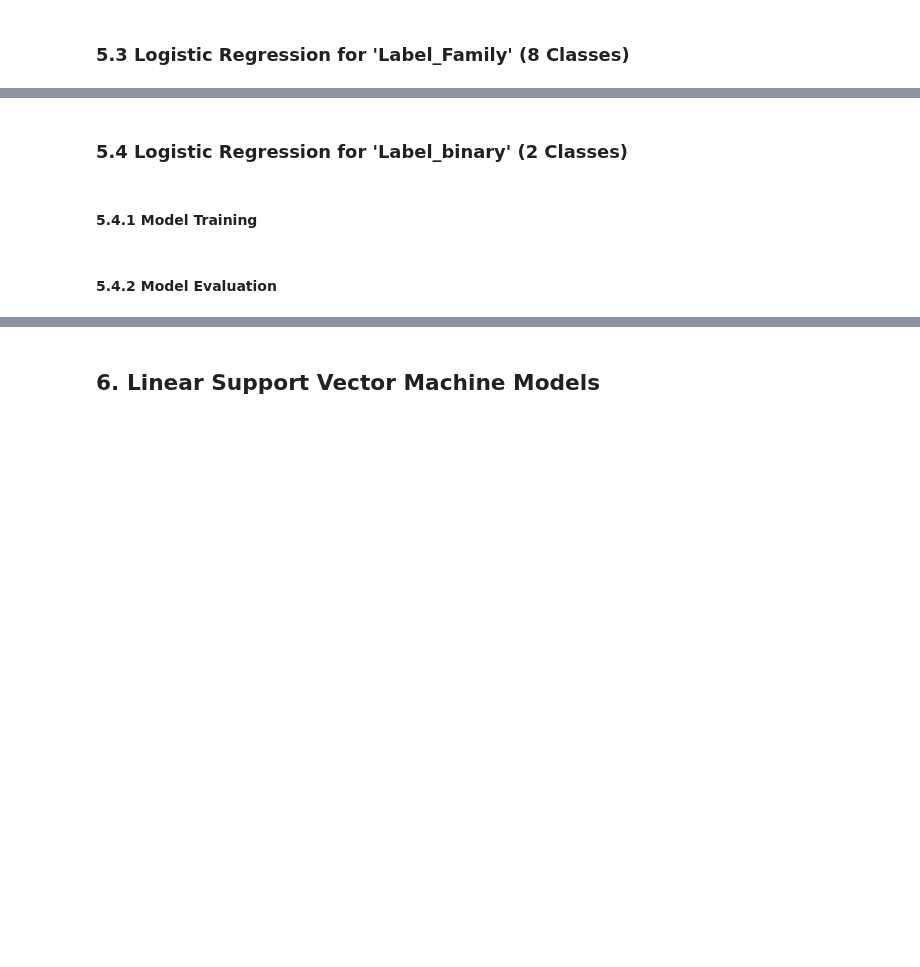
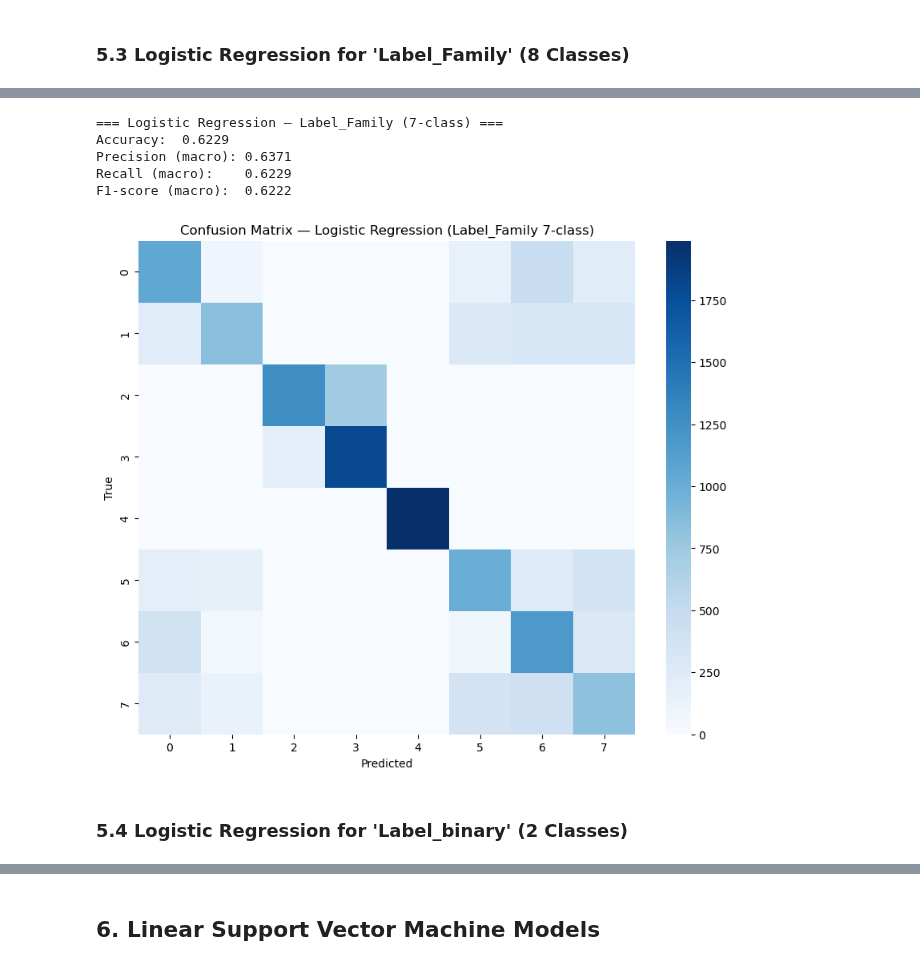
Before and after one commit to gw-00/Cybersecurity_Capstone, a Jupyter notebook: Code_Library/Linear_Modeling.ipynb, the cells around one changed output, grey strips where cells are left out. Cells and saved outputs as stored; diff of their text form; code cells hidden in the pictures; blank space fills up the shorter version.

```diff
--- a/Code_Library/Linear_Modeling.ipynb
+++ b/Code_Library/Linear_Modeling.ipynb
@@ -156,2 +455,21 @@ shape: (34, 2)
 # %% [markdown]
 ### 4.4 Train/Test Split & Pipeline for 'Label_Family' (8 Classes)
+# %%
+# Feature matrix (drop all target columns)
+X_family = family_subsample.drop([TARGET_LABEL, TARGET_FAMILY, TARGET_BINARY]).to_pandas()
+
+# Target vector for Label_Family
+y_family = family_subsample[TARGET_FAMILY].to_pandas()
+
+# Perform stratified train/test split
+X_train_family, X_test_family, y_train_family, y_test_family = train_test_split(
+    X_family,
+    y_family,
+    test_size=0.2,          # 80/20 split
+    stratify=y_family,
+    random_state=RANDOM_SEED
+)
+
+print("Label_Family train:", X_train_family.shape, "Label_Family test:", X_test_family.shape)
+print("Label_Family y-train class distribution:\n", y_train_family.value_counts().sort_index())
+print("Label_Family y-test class distribution:\n", y_test_family.value_counts().sort_index())
@@ -176,6 +613,50 @@ shape: (34, 2)
+# %%
+# Build pipeline
+logreg_family_pipeline = Pipeline(
+    steps=[
+        ("preprocessor", preprocessor),
+        ("model", LogisticRegression(
+            multi_class="multinomial",
+            solver="lbfgs",
+            max_iter=500,
+            n_jobs=-1
+        ))
+    ]
+)
+
+# Fit
+logreg_family_pipeline.fit(X_train_family, y_train_family)
+
+# Predict
+family_pred = logreg_family_pipeline.predict(X_test_family)
+
+# Metrics
+family_accuracy = accuracy_score(y_test_family, family_pred)
+family_precision = precision_score(y_test_family, family_pred, average="macro", zero_division=0)
+family_recall = recall_score(y_test_family, family_pred, average="macro", zero_division=0)
+family_f1 = f1_score(y_test_family, family_pred, average="macro", zero_division=0)
+
+print("=== Logistic Regression — Label_Family (7-class) ===")
+print(f"Accuracy:  {family_accuracy:.4f}")
+print(f"Precision (macro): {family_precision:.4f}")
+print(f"Recall (macro):    {family_recall:.4f}")
+print(f"F1-score (macro):  {family_f1:.4f}")
+
+# Confusion Matrix
+cm_family = confusion_matrix(y_test_family, family_pred, labels=logreg_family_pipeline.classes_)
+
+plt.figure(figsize=(10, 8))
+sns.heatmap(cm_family, annot=False, cmap="Blues")
+plt.title("Confusion Matrix — Logistic Regression (Label_Family 7-class)")
+plt.xlabel("Predicted")
+plt.ylabel("True")
+plt.show()
+# %% [output]
+=== Logistic Regression — Label_Family (7-class) ===
+Accuracy:  0.6229
+Precision (macro): 0.6371
+Recall (macro):    0.6229
+F1-score (macro):  0.6222
+[figure, added]
 # %% [markdown]
 ### 5.4 Logistic Regression for 'Label_binary' (2 Classes)
-# %% [markdown]
-#### 5.4.1 Model Training
-# %% [markdown]
-#### 5.4.2 Model Evaluation
```
Also changed, not shown: parts of 27 cells of this notebook.
